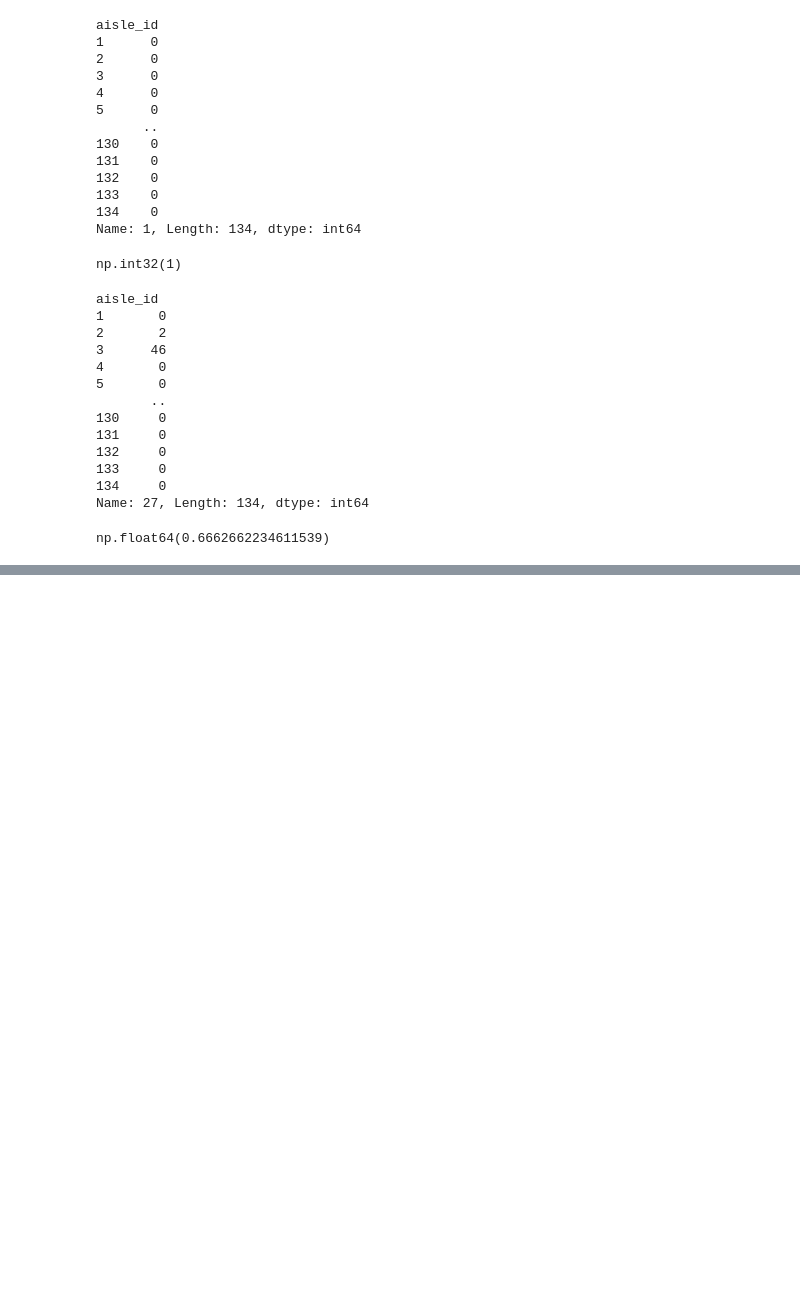
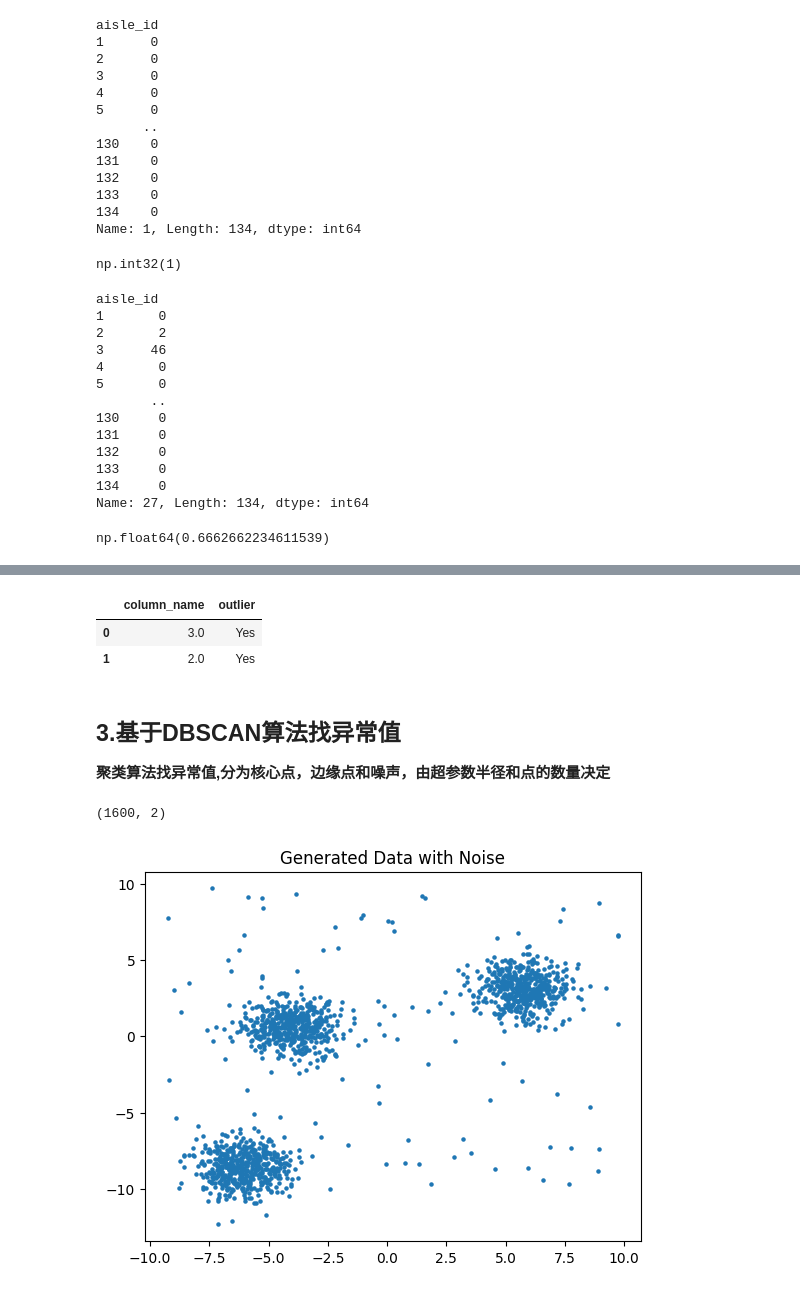
Before and after one commit to Brynn-jx/DeepLearning, a Jupyter notebook: machine_learning/聚类.ipynb, the cells around one changed output, grey strips where cells are left out. Drawn from its saved outputs; the diff is of its cells as text; code cells hidden in the pictures; blank space fills up the shorter version.

```diff
--- a/machine_learning/聚类.ipynb
+++ b/machine_learning/聚类.ipynb
@@ -298,0 +333,41 @@ np.float64(0.6662662234611539)
+# %%
+df = pd.DataFrame(X, columns=['column_name'])
+Q1 = df['column_name'].quantile(0.25)
+Q3 = df['column_name'].quantile(0.75)
+IQR = Q3 - Q1
+
+lower = Q1 - 1.5 * IQR
+upper = Q3 + 1.5 * IQR
+# 条件表达式 value_if_true if condition else value_if_false
+df['outlier'] = df['column_name'].apply(lambda x: 'Yes' if x < lower or x > upper else 'No')
+
+df[df['outlier'] == 'Yes']
+# %% [output]
+|  | column_name | outlier |
+| 0 | 3.0 | Yes |
+| 1 | 2.0 | Yes |
+# %% [markdown]
+## 3.基于DBSCAN算法找异常值
+**聚类算法找异常值,分为核心点，边缘点和噪声，由超参数半径和点的数量决定**
+# %%
+from sklearn.cluster import DBSCAN
+import numpy as np
+import matplotlib.pyplot as plt
+from sklearn.datasets import make_blobs
+
+# 生成样本数据
+n_samples = 1500
+random_state = 17
+# 生成具有指定数量的簇（blobs）的二维或多维高斯分布样本点。
+X, y = make_blobs(n_samples=n_samples, random_state=random_state, n_features=2)
+rng = np.random.RandomState(17)
+# np.concatenate([A, B], axis=0)
+# 将两个或多个形状相同的数组 沿指定的维度进行拼接。
+X = np.concatenate([X, rng.uniform(low=-10, high=10, size=(100, 2))])
+print(X.shape)
+plt.scatter(X[:, 0], X[:, 1], s=5)
+plt.title("Generated Data with Noise")
+plt.show()
+# %% [output]
+(1600, 2)
+[figure, added]
```
Also changed, not shown: parts of 9 cells of this notebook, 1 other file.
